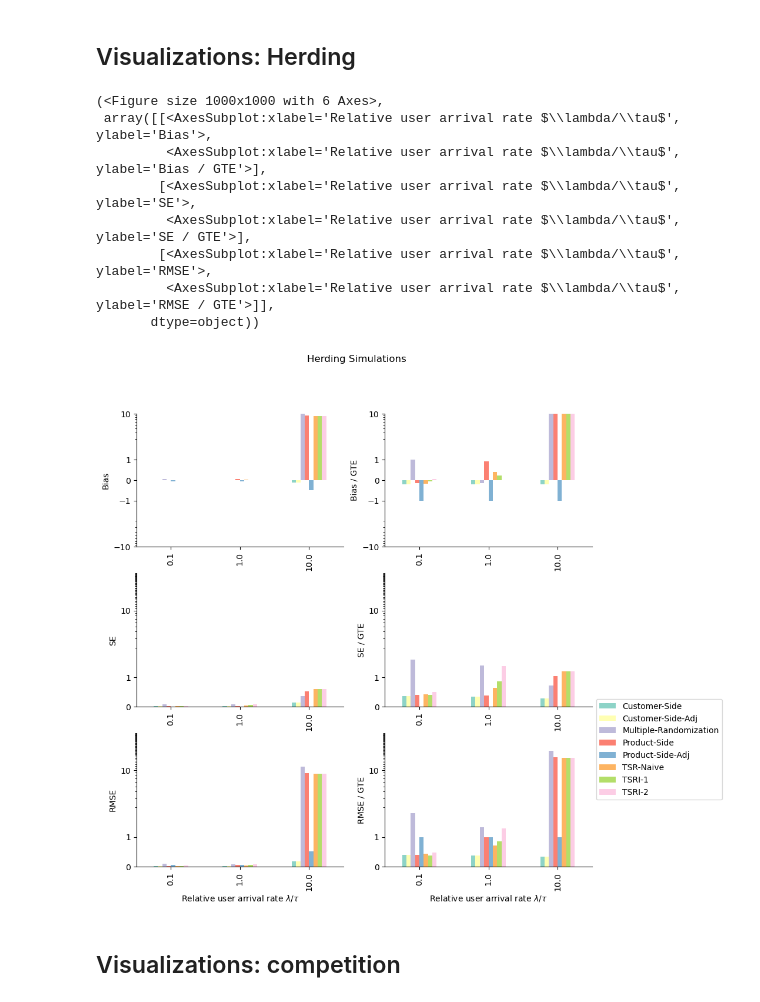
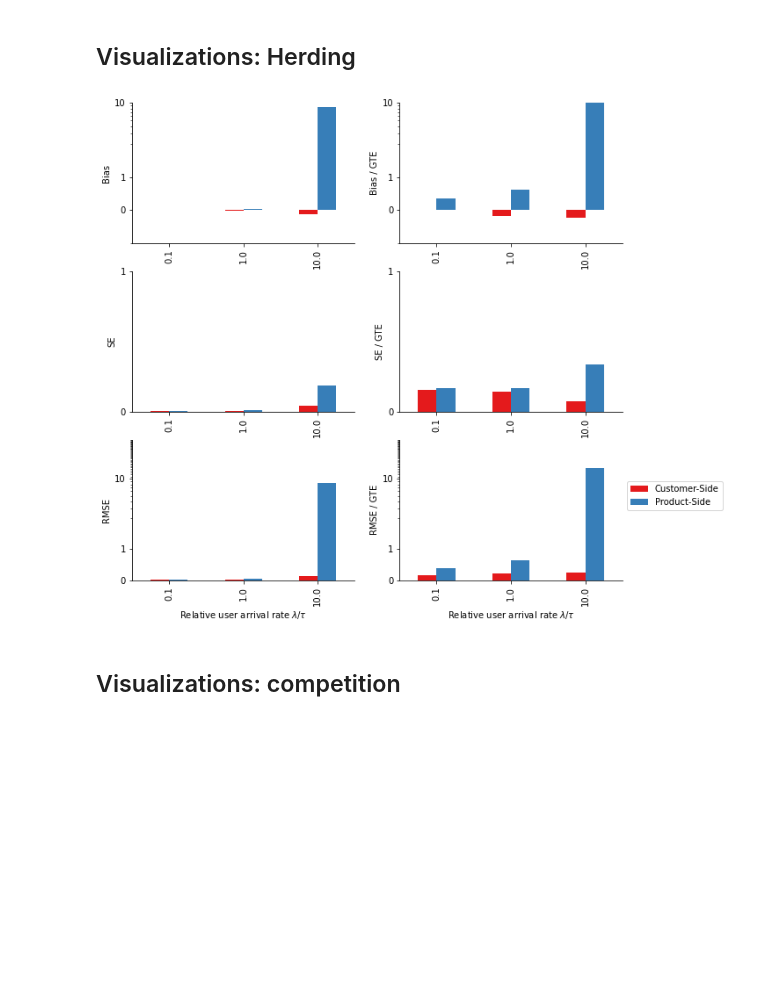
Before and after one commit to johnchrishays/herding-bias, a Jupyter notebook: Sample Numerics and Simulations.ipynb, the cells around one changed output. Saved outputs shown, nothing was run; the diff lists cells and outputs as text; code cells hidden in the pictures; blank space fills up the shorter version.

```diff
--- a/Sample Numerics and Simulations.ipynb
+++ b/Sample Numerics and Simulations.ipynb
@@ -33,7 +34,7 @@ importlib.reload(sim_wrapper)
 alpha = 1
 epsilon = 1
 tau = 1
-lams = [ .1, 1, 10]
+lams = [ .1, 1, 10, 100, 1000]
 
 
 tsr_ac_al_values = [.5]
@@ -402,31 +373,37 @@ Time elapsed:  35.33
+# %%
+events_herding = sim_wrapper.run_all_sims(n_runs, n_listings, T_start, T_end,
+                                  choice_set_type, k,
+                                 alpha, epsilon, tau, lams,
+                                 **params, herding=True)
+est_stats_herding = sim_wrapper.calc_all_ests_stats("sample_", T_start, T_end,
+                                            n_listings, tau=tau,
+                                            tsr_est_types=tsr_est_types,
+                                            events=events_herding,
+                                            varying_time_horizons=varying_time_horizons,
+                                            **params, fname_suffix="_herding.csv"
+                                           )
+est_stats_herding = est_stats_herding.rename({'cr':"Customer-Side", 'lr':"Product-Side",
+                            'tsri_2.0':'TSRI-2', 'tsri_1.0':'TSRI-1',
+                             'tsr_est_naive':"TSR-Naive"
+                            })
 # %% [markdown]
 # Visualizations
 # %% [markdown]
 ## Visualizations: Herding
 # %%
-#sampletotal_stats.csv
-#sample_total_stats_herding100.csv
-est_stats_herding = pd.read_csv("sampletotal_stats.csv", index_col=["estimator_type", "lambda"])
+est_stats_herding = pd.read_csv("sample_total_stats_herding1000.csv", index_col=["estimator_type", "lambda"])
 
 est_stats_herding = est_stats_herding.rename({'cr':"Customer-Side", 'lr':"Product-Side",
                             'tsri_2.0':'TSRI-2', 'tsri_1.0':'TSRI-1',
-                             'tsr_est_naive':"TSR-Naive",
-                              'cr_adj':"Customer-Side-Adj",
-                              'lr_adj':"Product-Side-Adj",
-                              'mrd_avg':"Multiple-Randomization"
+                             'tsr_est_naive':"TSR-Naive"
                             })
+#est_stats_herding = est_stats_herding.loc[["Customer-Side", "Product-Side", "TSR-Naive", "TSRI-1", "TSRI-2"]]
+est_stats_herding = est_stats_herding.loc[["Customer-Side", "Product-Side"]]
 # %%
-sim_wrapper.plot_all_stats(est_stats_herding, "Herding Simulations", yscale="symlog")
+sim_wrapper.plot_all_stats(est_stats_herding, "", yscale="symlog")
+plt.savefig("herding.svg")
 # %% [output]
-(<Figure size 1000x1000 with 6 Axes>,
- array([[<AxesSubplot:xlabel='Relative user arrival rate $\\lambda/\\tau$', ylabel='Bias'>,
-         <AxesSubplot:xlabel='Relative user arrival rate $\\lambda/\\tau$', ylabel='Bias / GTE'>],
-        [<AxesSubplot:xlabel='Relative user arrival rate $\\lambda/\\tau$', ylabel='SE'>,
-         <AxesSubplot:xlabel='Relative user arrival rate $\\lambda/\\tau$', ylabel='SE / GTE'>],
-        [<AxesSubplot:xlabel='Relative user arrival rate $\\lambda/\\tau$', ylabel='RMSE'>,
-         <AxesSubplot:xlabel='Relative user arrival rate $\\lambda/\\tau$', ylabel='RMSE / GTE'>]],
-       dtype=object))
-[figure, old version]
+[figure, new version]
 # %% [markdown]
 ## Visualizations: competition
 # %%
```
Also changed, not shown: parts of 27 cells of this notebook.
